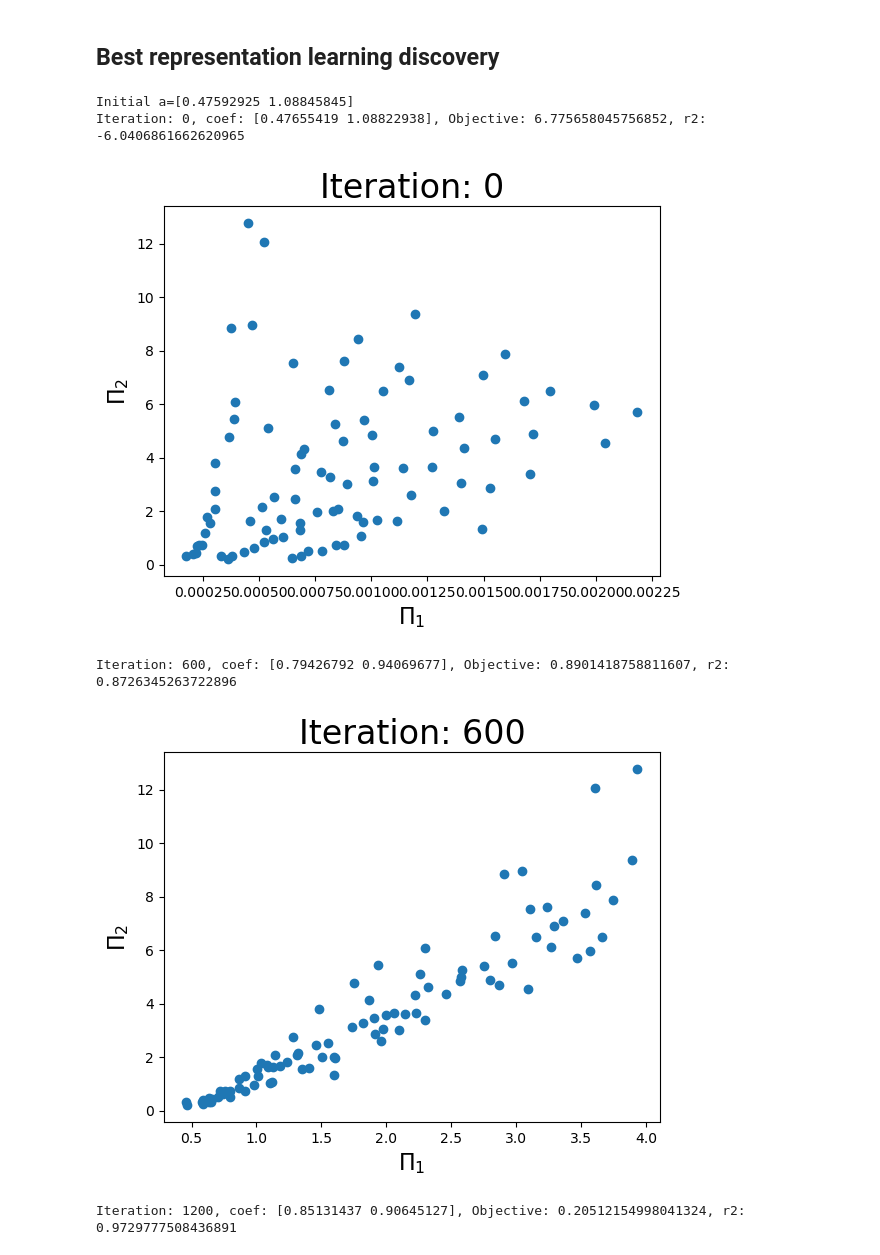
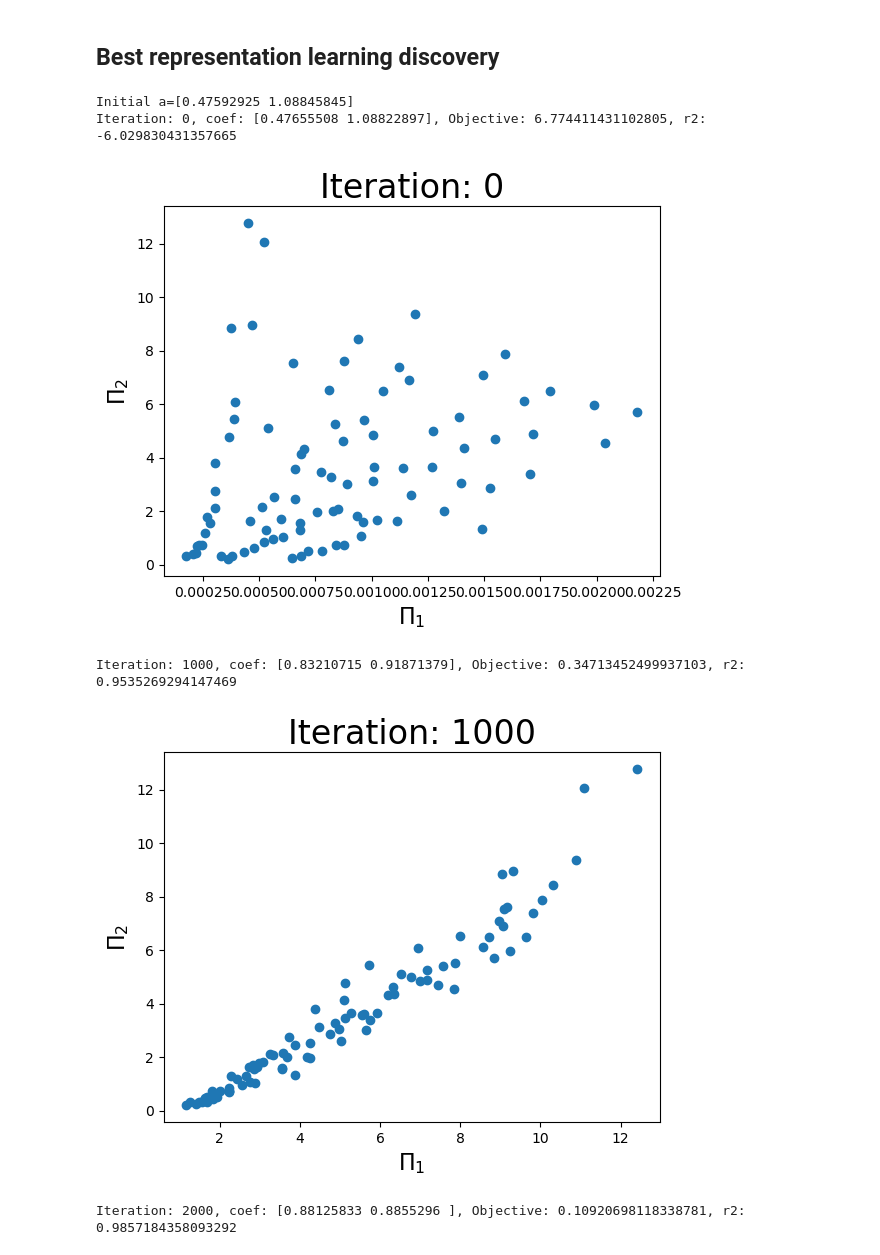
Before and after one commit to xiaoyuxie-vico/PyDimension-Book, a Jupyter notebook: _build/jupyter_execute/examples/gradient_descent.ipynb, the cells around one changed output. Cells and saved outputs as stored; diff of their text form; code cells hidden in the pictures.

```diff
--- a/_build/jupyter_execute/examples/gradient_descent.ipynb
+++ b/_build/jupyter_execute/examples/gradient_descent.ipynb
@@ -29,13 +31,13 @@ $f(\eta P,V_s,r_0, C_p, \alpha, \rho, T_l-T_0)=e$
 ## Load dataset
 # %%
 data = np.loadtxt(
-    open("../dataset/keyhole_data.csv","rb"),
+    open("../dataset/dataset_keyhole.csv","rb"),
     delimiter=',',
     skiprows=1,
-    usecols = (2,3,5,7,8,9,12,14)
+    usecols = (2, 3, 4, 7, 5, 6, 10, 12)
 )
-X = data[:,0:7]
-Y = data[:,7]
+X = data[:, :7]
+Y = data[:, 7]
 # %% [markdown]
 ## Calculate dimension matrix
 # %% [markdown]
@@ -144,6 +146,9 @@ def objective(a, w):
     return np.square(pi2 - calc_y(a, w)).mean()
 
 def ploter(pi1, pi2, iteration):
+    '''
+    Visualization
+    '''
     fig = plt.figure()
     plt.scatter(pi1, pi2)
     plt.xlabel(r'$\Pi_1$', fontsize=16)
@@ -153,20 +158,17 @@ def ploter(pi1, pi2, iteration):
 # %% [markdown]
 ## Best representation learning discovery
 # %%
-from sklearn.preprocessing import PolynomialFeatures
-
-random.seed(3)
-
 niter = 3000
 ninital = 1
+degree = 5  # polynomial order
 
 a = np.zeros(2)
-w = np.zeros(6)
+w = np.zeros(degree + 1)
 
 global pi2
 pi2 = Y / X[:,2]
 
-poly = PolynomialFeatures(degree=5)
+poly = PolynomialFeatures(degree)
 
 for j in range(ninital):
     a[0] = 2 * random.random()
@@ -178,37 +180,37 @@ for j in range(ninital):
     a_history = np.zeros((niter, 2))
 
     model = LinearRegression(fit_intercept=False)
 
     for i in range(niter):
-        # update coefficient w for polynomials
+        # level 1: update coefficient w for polynomials
         pi1 = calc_pi(a)
 
         pi1_poly = poly.fit_transform(pi1.reshape(-1, 1))
 
         model.fit(pi1_poly, pi2)
 
         coeffi = model.coef_
         w = coeffi
 
         y_recover = calc_y(a, w)
         r2 = r2_score(y_recover, pi2)
 
-        # update coefficient a for pi
+        # level 2: update coefficient a for pi
         solution = minimize(objective, a, method='BFGS', tol=1e-3, args=w, options={'maxiter':1})
         a = solution.x
         y_recover = calc_y(a, w)
         r2 = r2_score(y_recover, pi2)
 
         a_history[i,:] = a
-        if i % int(niter // 5) == 0:
+        if i % int(niter // 3) == 0:
             # Note that the best coef in keyhole case is [0.5, 1, 1]
             # here we only optimize the last two coefficients
             print(f'Iteration: {i}, coef: {a}, Objective: {objective(a,w)}, r2: {r2}')
             ploter(pi1, pi2, i)
 # %% [output]
 Initial a=[0.47592925 1.08845845]
-Iteration: 0, coef: [0.47655419 1.08822938], Objective: 6.775658045756852, r2: -6.0406861662620965
+Iteration: 0, coef: [0.47655508 1.08822897], Objective: 6.774411431102805, r2: -6.029830431357665
 [figure]
-Iteration: 600, coef: [0.79426792 0.94069677], Objective: 0.8901418758811607, r2: 0.8726345263722896
+Iteration: 1000, coef: [0.83210715 0.91871379], Objective: 0.34713452499937103, r2: 0.9535269294147469
-[figure, old version]
+[figure, new version]
-Iteration: 1200, coef: [0.85131437 0.90645127], Objective: 0.20512154998041324, r2: 0.9729777508436891
+Iteration: 2000, coef: [0.88125833 0.8855296 ], Objective: 0.10920698118338781, r2: 0.9857184358093292
```
Also changed, not shown: parts of 3 cells of this notebook, 11 other files.
